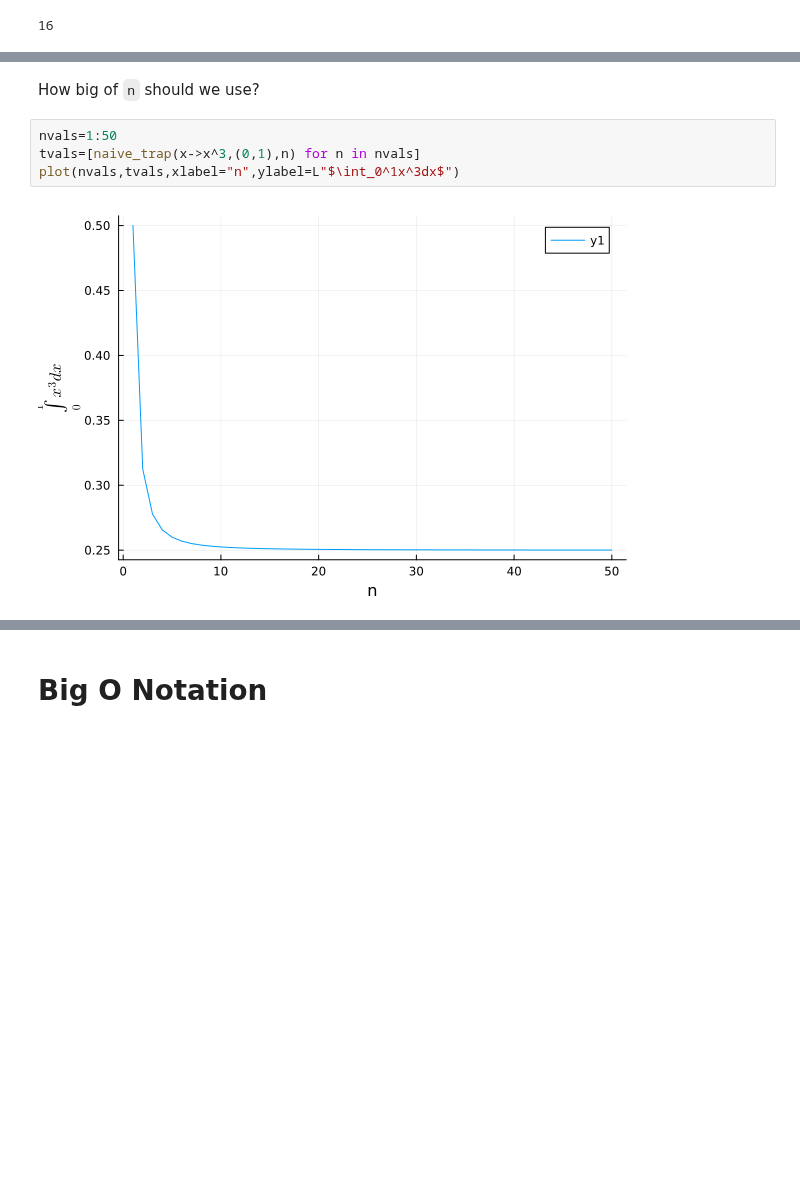
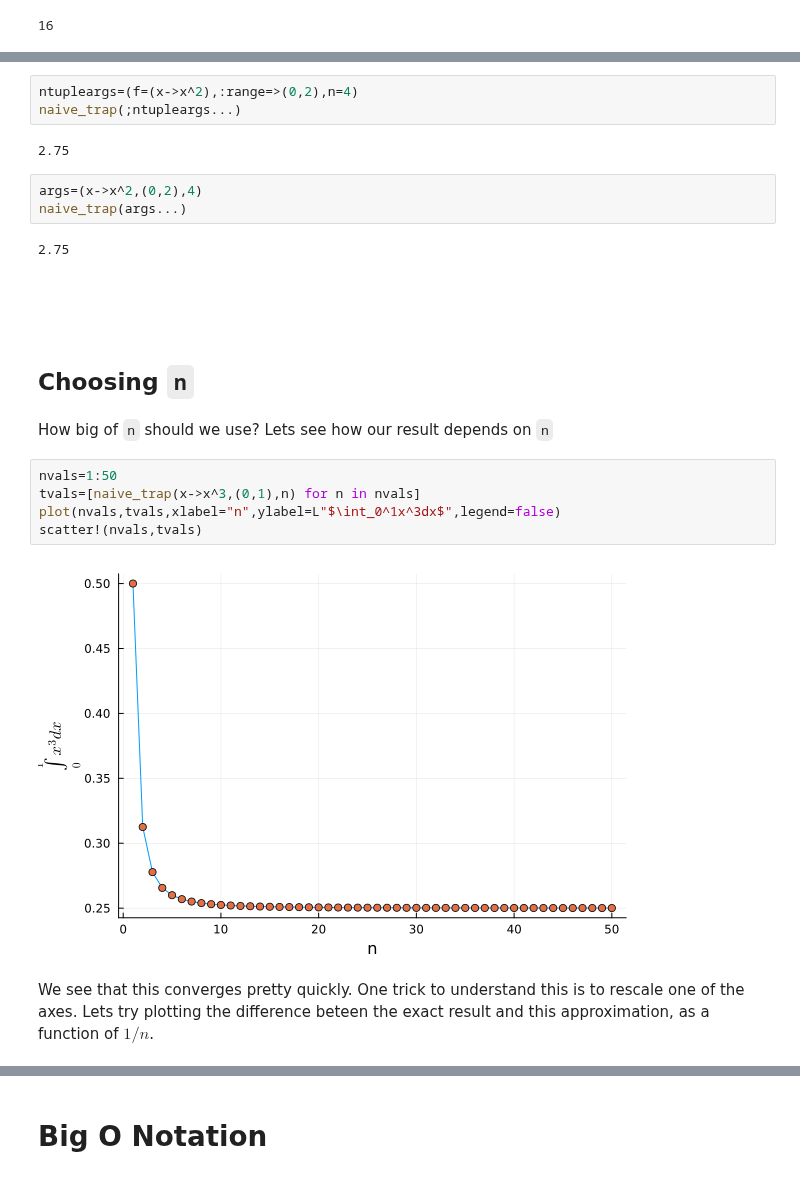
Before and after one commit to em256/phys4480, a Jupyter notebook: Period of a pendulum.ipynb, the cells around one changed output, grey strips where cells are left out. Cells and saved outputs as stored; diff of their text form; blank space fills up the shorter version.

```diff
--- a/Period of a pendulum.ipynb
+++ b/Period of a pendulum.ipynb
@@ -166,9 +235,27 @@ In that expression, `x->x^3` is short-hand for creating the function `testf`, an
+# %%
+ntupleargs=(f=(x->x^2),:range=>(0,2),n=4)
+naive_trap(;ntupleargs...)
+# %% [output]
+2.75
+# %%
+args=(x->x^2,(0,2),4)
+naive_trap(args...)
+# %% [output]
+2.75
+# %% [markdown]
+<div style="border: 2px solid white; border-radius: 10px; padding: 20px; background-color:white; color:black; height: 500px" >
+</div>
+# %% [markdown]
+## Choosing `n`
 # %% [markdown]
-How big of `n` should we use?
+How big of `n` should we use?  Lets see how our result depends on `n`
 # %%
 nvals=1:50
 tvals=[naive_trap(x->x^3,(0,1),n) for n in nvals]
-plot(nvals,tvals,xlabel="n",ylabel=L"$\int_0^1x^3dx$")
+plot(nvals,tvals,xlabel="n",ylabel=L"$\int_0^1x^3dx$",legend=false)
+scatter!(nvals,tvals)
 # %% [output]
-[figure, old version]
+[figure, new version]
+# %% [markdown]
+We see that this converges pretty quickly. One trick to understand this is to rescale one of the axes.  Lets try plotting the difference beteen the exact result and this approximation, as a function of $1/n$.
 # %%
```
Also changed, not shown: parts of 125 cells of this notebook, 37 other files.
